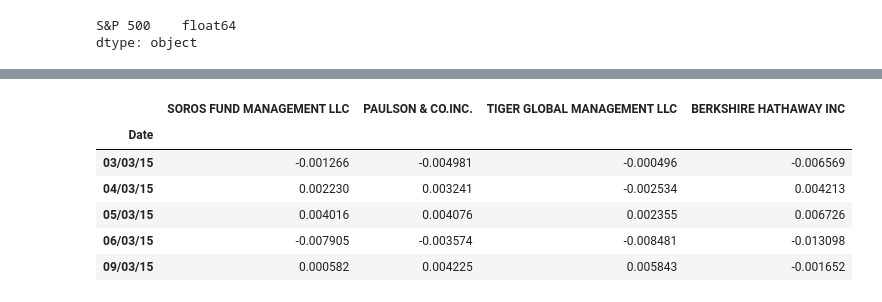
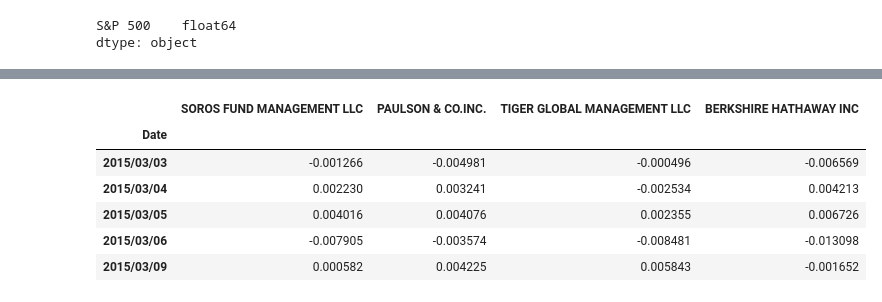
Before and after one commit to quizh001/Homework-unite-4, a Jupyter notebook: hw4.ipynb, the cells around one changed output, grey strips where cells are left out. Saved outputs shown, nothing was run; the diff lists cells and outputs as text; code cells hidden in the pictures.

```diff
--- a/hw4.ipynb
+++ b/hw4.ipynb
@@ -194,17 +200,17 @@ Date
 # %%
 # Changing the daate fromat
 from datetime import datetime
 whale_retuns_df.index = pd.to_datetime(whale_retuns_df.index)
-whale_retuns_df.index = whale_retuns_df.index.strftime('%y/%m/%d')
+whale_retuns_df.index = whale_retuns_df.index.strftime('%Y/%m/%d')
 whale_retuns_df.head()
 # %% [output]
 |  | SOROS FUND MANAGEMENT LLC | PAULSON & CO.INC. | TIGER GLOBAL MANAGEMENT LLC | BERKSHIRE HATHAWAY INC |
 | Date |  |  |  |  |
-| 03/03/15 | -0.001266 | -0.004981 | -0.000496 | -0.006569 |
-| 04/03/15 | 0.002230 | 0.003241 | -0.002534 | 0.004213 |
-| 05/03/15 | 0.004016 | 0.004076 | 0.002355 | 0.006726 |
-| 06/03/15 | -0.007905 | -0.003574 | -0.008481 | -0.013098 |
-| 09/03/15 | 0.000582 | 0.004225 | 0.005843 | -0.001652 |
+| 2015/03/03 | -0.001266 | -0.004981 | -0.000496 | -0.006569 |
+| 2015/03/04 | 0.002230 | 0.003241 | -0.002534 | 0.004213 |
+| 2015/03/05 | 0.004016 | 0.004076 | 0.002355 | 0.006726 |
+| 2015/03/06 | -0.007905 | -0.003574 | -0.008481 | -0.013098 |
+| 2015/03/09 | 0.000582 | 0.004225 | 0.005843 | -0.001652 |
 # %%
 # Join sp500_history_return, whale_retuns_df, and algo_returns_df full datasets by axis
 joined_data_rows = pd.concat([whale_retuns_df, algo_returns_df, sp500_history_return], axis="columns", join="inner")
```
Also changed, not shown: parts of 12 cells of this notebook.
